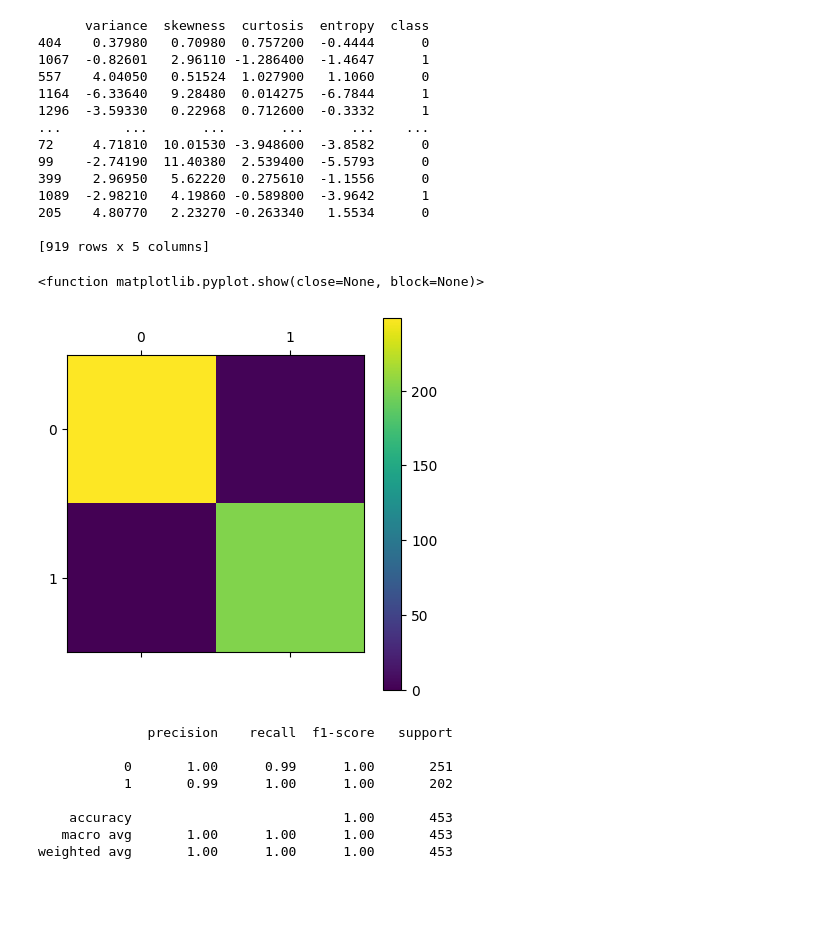
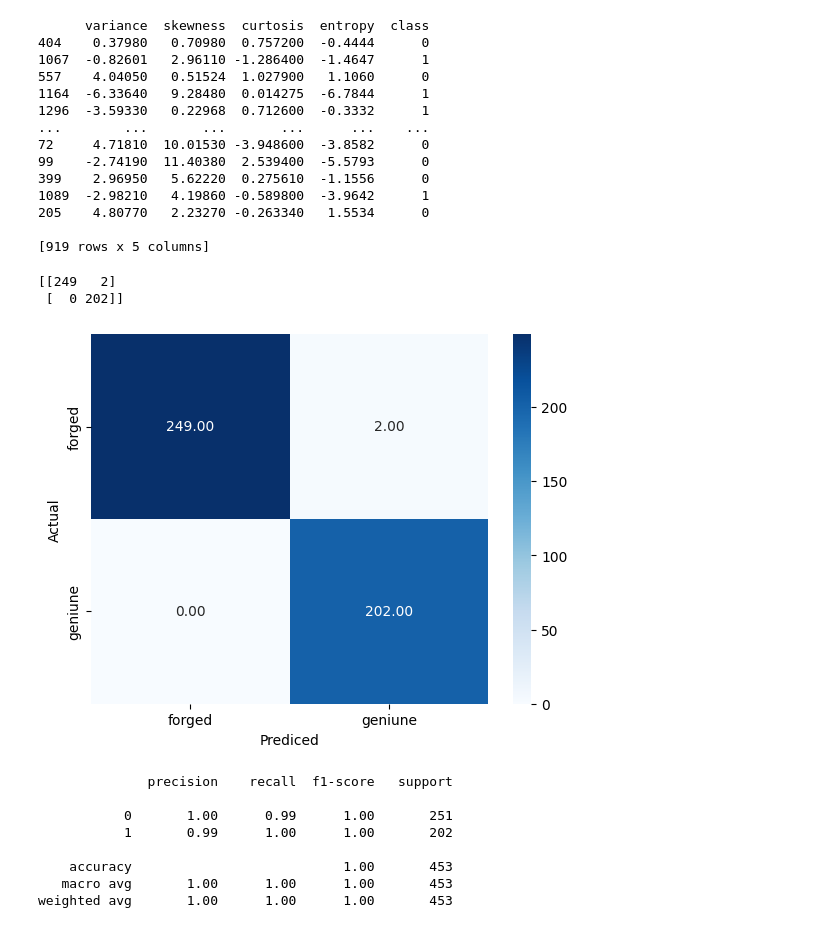
Before and after one commit to ujjwol112/ID3-Decision-Tree, a Jupyter notebook: decision tree classifier-bank note authentication.ipynb, the cells around one changed output. Cells and saved outputs as stored; diff of their text form; code cells hidden in the pictures; blank space fills up the shorter version.

```diff
--- a/decision tree classifier-bank note authentication.ipynb
+++ b/decision tree classifier-bank note authentication.ipynb
@@ -47,14 +48,19 @@ Y_pred = tree.predict(X_test)                           # Predicting the target
 # %%
 cm = confusion_matrix(Y_test, Y_pred)                   # Computing the confusion matrix
 cm_df = pd.DataFrame(cm, index=['Actual Yes', 'Actual No'], columns=['Predicted Yes', 'Predicted No'])  # Converting confusion matrix into dataframe
-# %%
- # Displaying the confusion matrix as a heatmap
-pl.matshow(cm)
-pl.colorbar()
-pl.show
-# %% [output]
-<function matplotlib.pyplot.show(close=None, block=None)>
-[figure, removed]
+# %%
+# Generate the confusion matrix
+cm = confusion_matrix(Y_test, Y_pred)
+print(cm)
+sns.heatmap(cm, cmap="Blues", annot=True, fmt='.2f',
+xticklabels=['forged', 'geniune'], yticklabels=['forged', 'geniune'])
+plt.xlabel("Prediced")
+plt.ylabel("Actual")
+plt.show()
+# %% [output]
+[[249   2]
+ [  0 202]]
+[figure, added]
 # %%
 report = classification_report(Y_test, Y_pred)          # Computing the classification report
 print(report)                                           # Viewing classification report
```
Also changed, not shown: parts of 3 cells of this notebook.
